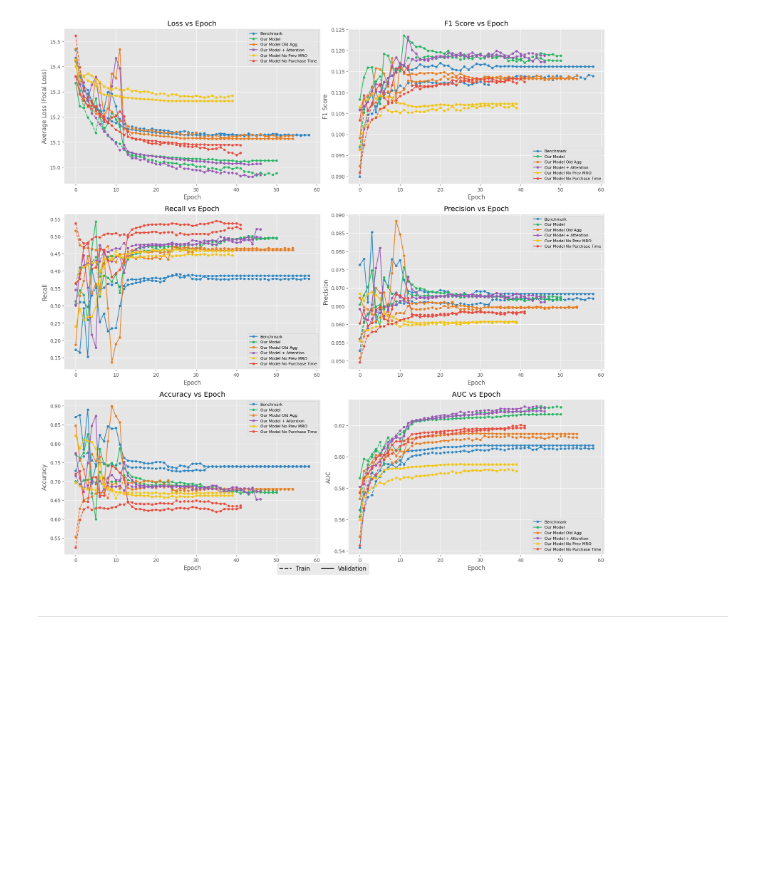
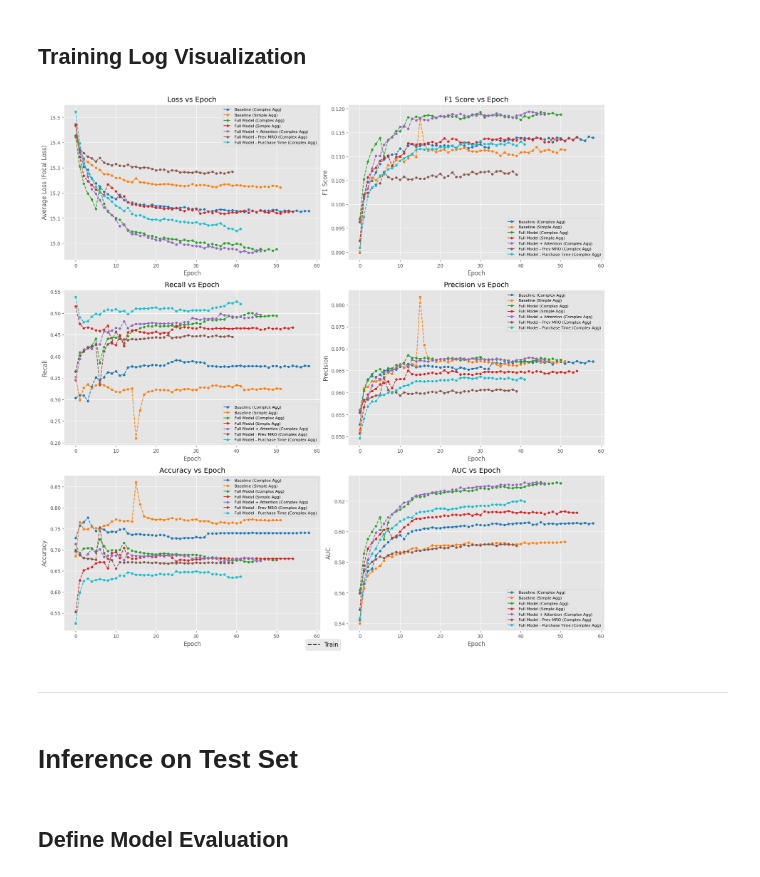
Before and after one commit to QianZeHao123/MroPred, a Jupyter notebook: 16_multi_exp_lstm_res_visualization.ipynb, the cells around one changed output. Cells and saved outputs as stored; diff of their text form; code cells hidden in the pictures; blank space fills up the shorter version.

```diff
--- a/16_multi_exp_lstm_res_visualization.ipynb
+++ b/16_multi_exp_lstm_res_visualization.ipynb
@@ -1,16 +109,30 @@
+# %% [markdown]
+## Training Log Visualization
 # %%
-import pandas as pd
 import matplotlib.pyplot as plt
 from matplotlib.lines import Line2D
 
 # Define model paths and names
+
+
+# model_paths = {
+#     "Benchmark": "./output/lstm/benchmark/ray_train_log.csv",
+#     "Benchmark Old Agg": "./output/lstm/benchmark_old_agg/ray_train_log.csv",
+#     "Our Model": "./output/lstm/our_model/ray_train_log.csv",
+#     "Our Model Old Agg": "./output/lstm/our_model_old_agg/ray_train_log.csv",
+#     "Our Model + Attention": "./output/lstm/our_model_transformer/ray_train_log.csv",
+#     "Our Model No Prev MRO": "./output/lstm/our_model_without_prev_mro/ray_train_log.csv",
+#     "Our Model No Purchase Time": "./output/lstm/our_model_without_purchase_time/ray_train_log.csv",
+# }
+
 model_paths = {
-    "Benchmark": "./output/lstm/benchmark/ray_train_log.csv",
-    "Our Model": "./output/lstm/our_model/ray_train_log.csv",
-    "Our Model Old Agg": "./output/lstm/our_model_old_agg/ray_train_log.csv",
-    "Our Model + Attention": "./output/lstm/our_model_transformer/ray_train_log.csv",
-    "Our Model No Prev MRO": "./output/lstm/our_model_without_prev_mro/ray_train_log.csv",
-    "Our Model No Purchase Time": "./output/lstm/our_model_without_purchase_time/ray_train_log.csv",
+    "Baseline (Complex Agg)": "./output/lstm/benchmark/ray_train_log.csv",
+    "Baseline (Simple Agg)": "./output/lstm/benchmark_old_agg/ray_train_log.csv",
+    "Full Model (Complex Agg)": "./output/lstm/our_model/ray_train_log.csv",
+    "Full Model (Simple Agg)": "./output/lstm/our_model_old_agg/ray_train_log.csv",
+    "Full Model + Attention (Complex Agg)": "./output/lstm/our_model_transformer/ray_train_log.csv",
+    "Full Model - Prev MRO (Complex Agg)": "./output/lstm/our_model_without_prev_mro/ray_train_log.csv",
+    "Full Model - Purchase Time (Complex Agg)": "./output/lstm/our_model_without_purchase_time/ray_train_log.csv",
 }
 
 # Load data for all models
@@ -24,16 +146,18 @@ plt.style.use("ggplot")
 fig, axes = plt.subplots(3, 2, figsize=(18, 16))
 
 # Custom color list (corresponding to each model)
+# colors = ["#2E86C1", "#28B463", "#E67E22", "#9B59B6", "#F1C40F", "#E74C3C", "#1ABC9C"]
 colors = [
-    "#2E86C1",
-    "#28B463",
-    "#E67E22",
-    "#9B59B6",
-    "#F1C40F",
-    "#E74C3C",
+    "#1f77b4",
+    "#ff7f0e",
+    "#2ca02c",
+    "#d62728",
+    "#9467bd",
+    "#8c564b",
+    "#17becf",
 ]
 # markers = ["o", "s", "^", "v", "D"]
-markers = ["o", "o", "o", "o", "o", "o"]
+markers = ["o", "o", "o", "o", "o", "o", "o"]
 linestyles = ["-", "--"]
 
 
@@ -80,7 +204,7 @@ def plot_metric(
 
 
 add_train = True
-add_valid = True
+add_valid = False
 # Plot each metric
 
 plot_metric(
@@ -116,37 +240,48 @@ plot_metric(
     add_valid,
 )
 plot_metric(
     axes[2, 0],
     "accuracy",
     "Accuracy vs Epoch",
     "Accuracy",
     add_train,
     add_valid,
 )
 plot_metric(
     axes[2, 1],
     "auc",
     "AUC vs Epoch",
     "AUC",
     add_train,
     add_valid,
 )
 
 # Adjust layout to prevent overlap
 plt.tight_layout()
 plt.subplots_adjust(right=0.9)  # Leave space for the legend
 
 # Create custom legend for train/val (dashed/solid lines)
-legend_elements = [
-    Line2D([0], [0], color="black", lw=2, ls="--", label="Train"),
-    Line2D([0], [0], color="black", lw=2, ls="-", label="Validation"),
-]
+# legend_elements = [
+#     Line2D([0], [0], color="black", lw=2, ls="--", label="Train"),
+#     Line2D([0], [0], color="black", lw=2, ls="-", label="Validation"),
+# ]
+legend_elements = []
+if add_train:
+    legend_elements.append(
+        Line2D([0], [0], color="black", lw=2, ls="--", label="Train")
+    )
+if add_valid:
+    legend_elements.append(
+        Line2D([0], [0], color="black", lw=2, ls="-", label="Validation")
+    )
 
 # Add the legend to the bottom of the figure
 fig.legend(handles=legend_elements, loc="lower center", ncol=2, fontsize=12)
 
 plt.show()
 # %% [output]
-[figure, old version]
+[figure, new version]
 # %% [markdown]
 ---
+# %% [markdown]
+# Inference on Test Set
@@ -152,0 +330,2 @@ plt.show()
+# %% [markdown]
+## Define Model Evaluation
```
Also changed, not shown: parts of 41 cells of this notebook.
